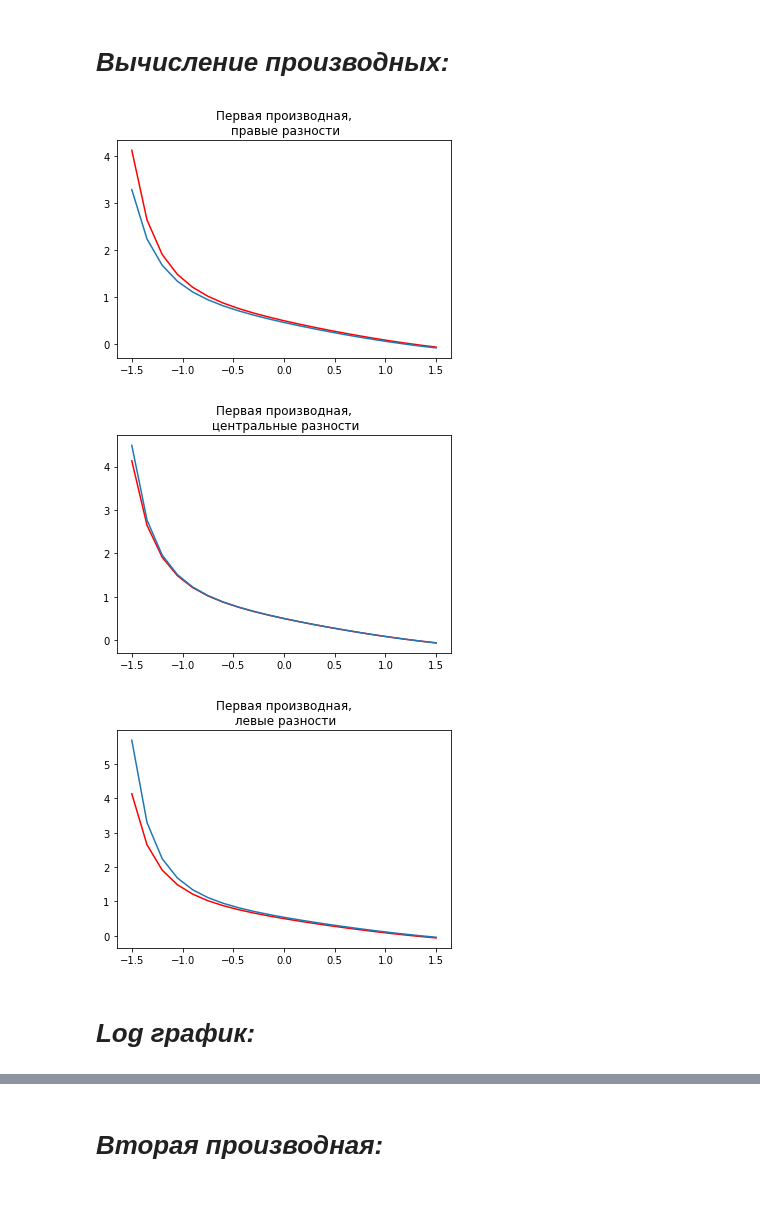
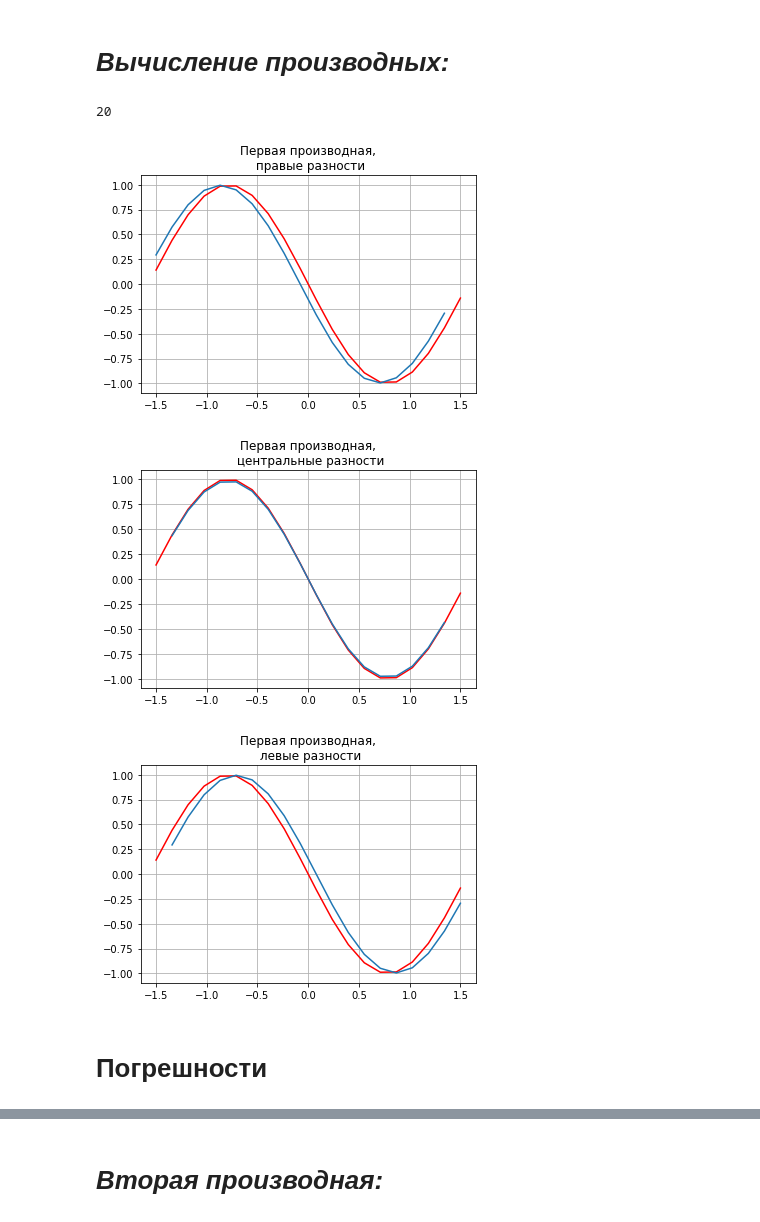
Before and after one commit to mainarel/-Numerical_methods, a Jupyter notebook: Lab2.ipynb, the cells around one changed output, grey strips where cells are left out. Cells and saved outputs as stored; diff of their text form; code cells hidden in the pictures.

```diff
--- a/Lab2.ipynb
+++ b/Lab2.ipynb
@@ -7,10 +7,10 @@ import numpy as np
 
 
 def func(x):
-  return (np.sin(x)/(2+x))
+  return (np.cos(x))**2
 
 def d1_func(x):
-  return ((np.cos(x)*(2+x)-np.sin(x))/((2+x)**2))
+  return (-np.sin(2*x))
 
 def right(current, next, h):
   return (next-current)/h
@@ -23,67 +23,71 @@ def left(prev, current, h):
 # %% [markdown]
 # *Вычисление производных:*
 # %%
-n = 20 #кол-во "отрезков", точек n+1
+n = 20 #кол-во точек
 a = -1.5
 b = 1.5
-h = (b-a)/n
+h = (b-a)/(n-1)
 
 f_right = []
 f_center = []
 f_left = []
 
 def right_dif (h,n):
-  x = np.arange(a,b+2*h,h)
+  x = np.arange(a,b+h,h)
   y = func(x)
-  for i in range(n+1):
+  for i in range(0, n-1):
     f_right.append (right(y[i],y[i+1],h))
   return f_right
 
 def center_dif (h,n):
-  x = np.arange(a-h,b+2*h,h)
+  x = np.arange(a,b+h,h)
   y = func(x)
-  for i in range(1,n+2):
+  for i in range(1,n-1):
     f_center.append (center(y[i-1],y[i+1],h))
   return f_center
 
 def left_dif (h,n):
-  x = np.arange(a-h,b+h,h)
+  x = np.arange(a,b+h,h)
   y = func(x)
-  for i in range(1, n+2):
+  for i in range(1, n):
     f_left.append (left(y[i-1],y[i],h))
   return f_left
 # %%
-x_true = np.arange(a,b+h, h)
-y_true= d1_func(x_true)
+x1_true = np.arange(a,b+h, h)
+y1_true= d1_func(x1_true)
 
 plt.title("Первая производная,\n правые разности")
-plt.plot(x_true, y_true, color = 'red')
-plt.plot(x_true,right_dif(h,n))
+plt.grid(True)
+plt.plot(x1_true, y1_true, color = 'red')
+plt.plot(x1_true[0:n-1],right_dif(h,n))
 plt.show()
 # %% [output]
+20
-[figure, old version]
+[figure, new version]
 # %%
-x_true = np.arange(a,b+h, h)
-y_true= d1_func(x_true)
+x2_true = np.arange(a,b+h, h)
+y2_true= d1_func(x2_true)
 
 plt.title("Первая производная,\n центральные разности")
-plt.plot(x_true, y_true, color = 'red')
-plt.plot(x_true,center_dif(h,n))
+plt.grid(True)
+plt.plot(x2_true, y2_true, color = 'red')
+plt.plot(x2_true[1:n-1],center_dif(h,n))
 plt.show()
 # %% [output]
-[figure, old version]
+[figure, new version]
 # %%
-x_true = np.arange(a,b+h, h)
-y_true= d1_func(x_true)
+x3_true = np.arange(a,b+h, h)
+y3_true= d1_func(x3_true)
 
 plt.title("Первая производная,\n левые разности")
-plt.plot(x_true, y_true, color = 'red')
-plt.plot(x_true,left_dif(h,n))
+plt.grid(True)
+plt.plot(x3_true, y3_true, color = 'red')
+plt.plot(x3_true[1:n],left_dif(h,n))
 plt.show()
 # %% [output]
-[figure, old version]
+[figure, new version]
-# %% [markdown]
-# *Log график:*
+# %% [markdown]
+# Погрешности
 # %%
 
 def difference(true, result):
```
Also changed, not shown: parts of 2 cells of this notebook, 1 other file.
